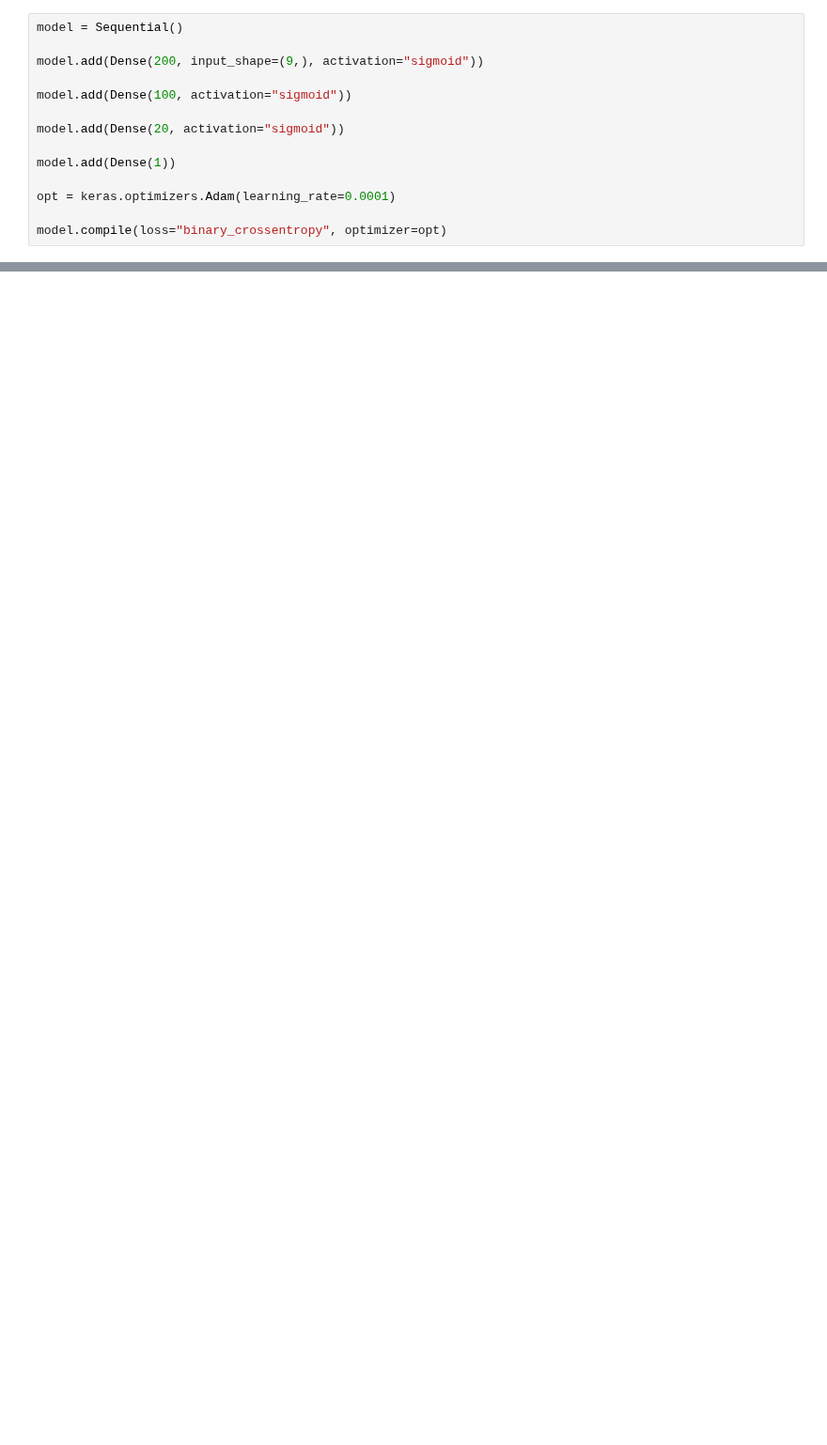
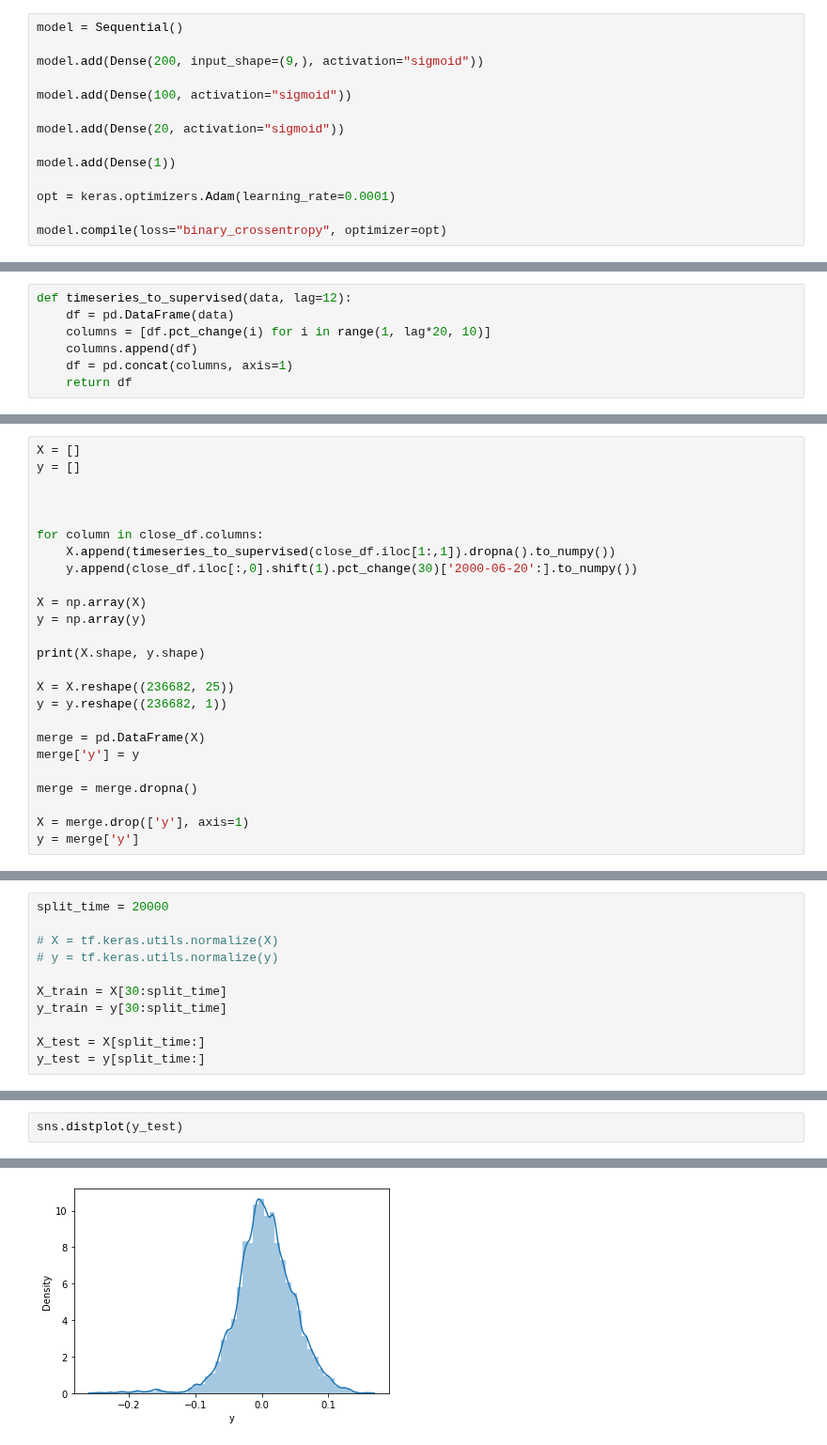
Before and after one commit to turing-usp/Momentum, a Jupyter notebook: Forecast Notebooks/Deep Learning Forescast.ipynb, the cells around one changed output, grey strips where cells are left out. Shown at 94% size. Saved outputs shown, nothing was run; the diff lists cells and outputs as text; blank space fills up the shorter version.

```diff
--- a/Forecast Notebooks/Deep Learning Forescast.ipynb
+++ b/Forecast Notebooks/Deep Learning Forescast.ipynb
@@ -196,3 +198,10 @@ Epoch 19/20
 Epoch 20/20
 180/180 [==============================] - 0s 50us/step - loss: 0.0270
 <keras.callbacks.callbacks.History at 0x...>
+# %%
+def timeseries_to_supervised(data, lag=12):
+    df = pd.DataFrame(data)
+    columns = [df.pct_change(i) for i in range(1, lag*20, 10)]
+    columns.append(df)
+    df = pd.concat(columns, axis=1)
+    return df
@@ -198,0 +249,25 @@ Epoch 20/20
+# %%
+X = []
+y = []
+
+
+
+for column in close_df.columns:
+    X.append(timeseries_to_supervised(close_df.iloc[1:,1]).dropna().to_numpy())
+    y.append(close_df.iloc[:,0].shift(1).pct_change(30)['2000-06-20':].to_numpy())
+
+X = np.array(X)
+y = np.array(y)
+
+print(X.shape, y.shape)
+
+X = X.reshape((236682, 25))
+y = y.reshape((236682, 1))
+
+merge = pd.DataFrame(X)
+merge['y'] = y
+
+merge = merge.dropna()
+
+X = merge.drop(['y'], axis=1)
+y = merge['y']
@@ -198,0 +280,11 @@ Epoch 20/20
+# %%
+split_time = 20000
+
+# X = tf.keras.utils.normalize(X)
+# y = tf.keras.utils.normalize(y)
+
+X_train = X[30:split_time]
+y_train = y[30:split_time]
+
+X_test = X[split_time:]
+y_test = y[split_time:]
@@ -198,0 +359,3 @@ Epoch 20/20
+# %%
+sns.distplot(y_test)
+# %% [output]
@@ -198,0 +363 @@ Epoch 20/20
+[figure, added]
```
Also changed, not shown: parts of 20 cells of this notebook.
